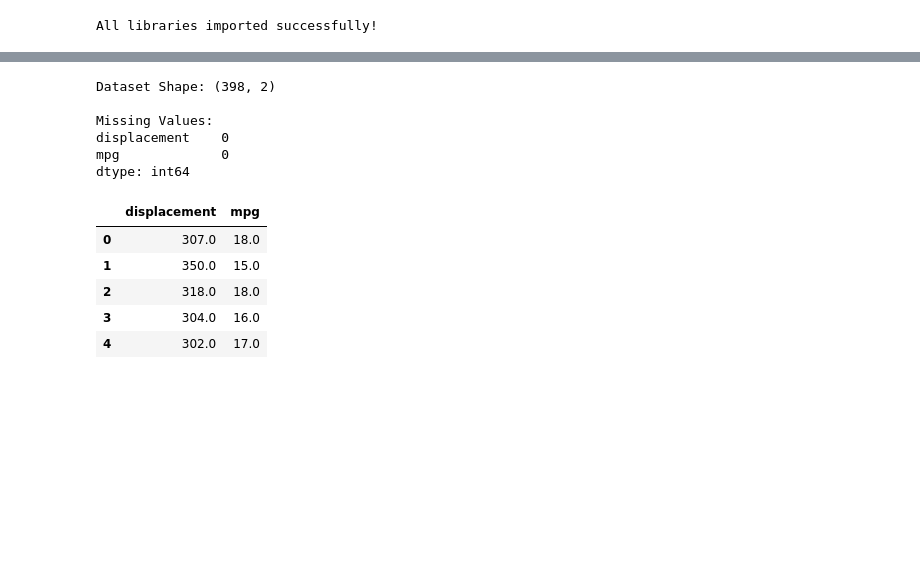
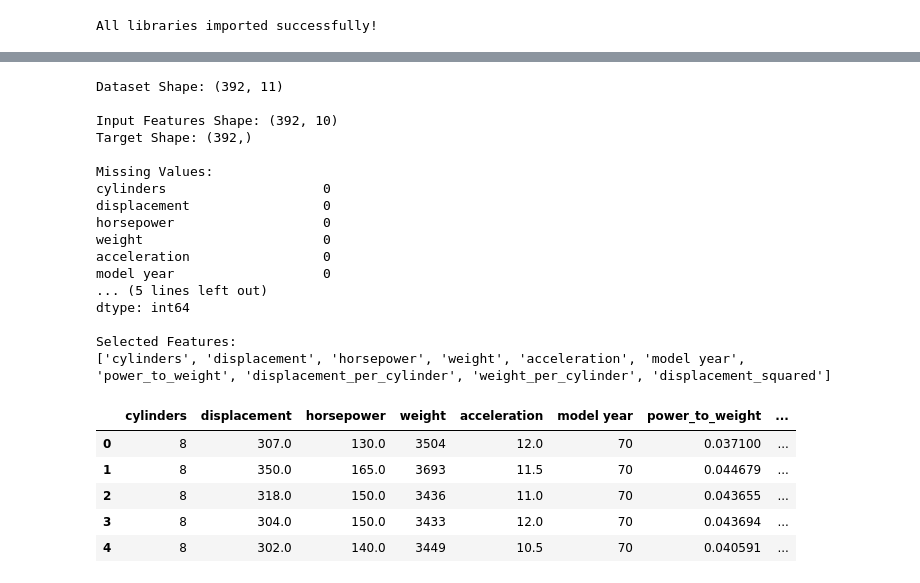
Before and after one commit to ahmad56frehat-blip/ass1, a Jupyter notebook: 02_SGD.ipynb, the cells around one changed output, grey strips where cells are left out. Drawn from its saved outputs; the diff is of its cells as text; code cells hidden in the pictures; blank space fills up the shorter version.

```diff
--- a/02_SGD.ipynb
+++ b/02_SGD.ipynb
@@ -48,0 +15,18 @@ Dataset Shape: (398, 9)
+# %%
+# Load the processed dataset
+
+from pathlib import Path
+
+filename = "processed_auto_mpg.csv"
+file_path = Path(filename)
+
+if not file_path.exists():
+    folder = Path("/kaggle/input")
+    file_path = next(folder.rglob(filename))
+
+df = pd.read_csv(file_path)
+
+print("Processed Dataset loaded successfully!")
+print("Dataset Shape:", df.shape)
+
+display(df.head())
@@ -49,28 +42,44 @@ Dataset Shape: (398, 9)
 # %%
-# Select Input and Target
-data = df[["displacement", "mpg"]].copy()
+# Select Input Features and Target
 
-# Remove Missing Values
-data = data.dropna()
+data = df.copy()
 
-# Check Dataset
+X = data.drop(columns=["mpg"]).values
+y = data["mpg"].values
+
 print("Dataset Shape:", data.shape)
+
+print("\nInput Features Shape:", X.shape)
+print("Target Shape:", y.shape)
 
 print("\nMissing Values:")
 print(data.isnull().sum())
 
-# Display First 5 Rows
-data.head()
+print("\nSelected Features:")
+print(data.drop(columns=["mpg"]).columns.tolist())
+
+display(data.head())
 # %% [output]
-Dataset Shape: (398, 2)
+Dataset Shape: (392, 11)
+
+Input Features Shape: (392, 10)
+Target Shape: (392,)
 
 Missing Values:
-displacement    0
-mpg             0
+cylinders                    0
+displacement                 0
+horsepower                   0
+weight                       0
+acceleration                 0
+model year                   0
+... (5 lines left out)
 dtype: int64
+
+Selected Features:
+['cylinders', 'displacement', 'horsepower', 'weight', 'acceleration', 'model year', 'power_to_weight', 'displacement_per_cylinder', 'weight_per_cylinder', 'displacement_squared']
-|  | displacement | mpg |
-| 0 | 307.0 | 18.0 |
-| 1 | 350.0 | 15.0 |
-| 2 | 318.0 | 18.0 |
-| 3 | 304.0 | 16.0 |
-| 4 | 302.0 | 17.0 |
+|  | cylinders | displacement | horsepower | weight | acceleration | model year | power_to_weight | ... |
+| 0 | 8 | 307.0 | 130.0 | 3504 | 12.0 | 70 | 0.037100 | ... |
+| 1 | 8 | 350.0 | 165.0 | 3693 | 11.5 | 70 | 0.044679 | ... |
+| 2 | 8 | 318.0 | 150.0 | 3436 | 11.0 | 70 | 0.043655 | ... |
+| 3 | 8 | 304.0 | 150.0 | 3433 | 12.0 | 70 | 0.043694 | ... |
+| 4 | 8 | 302.0 | 140.0 | 3449 | 10.5 | 70 | 0.040591 | ... |
```
Also changed, not shown: parts of 9 cells of this notebook, 7 other files.
